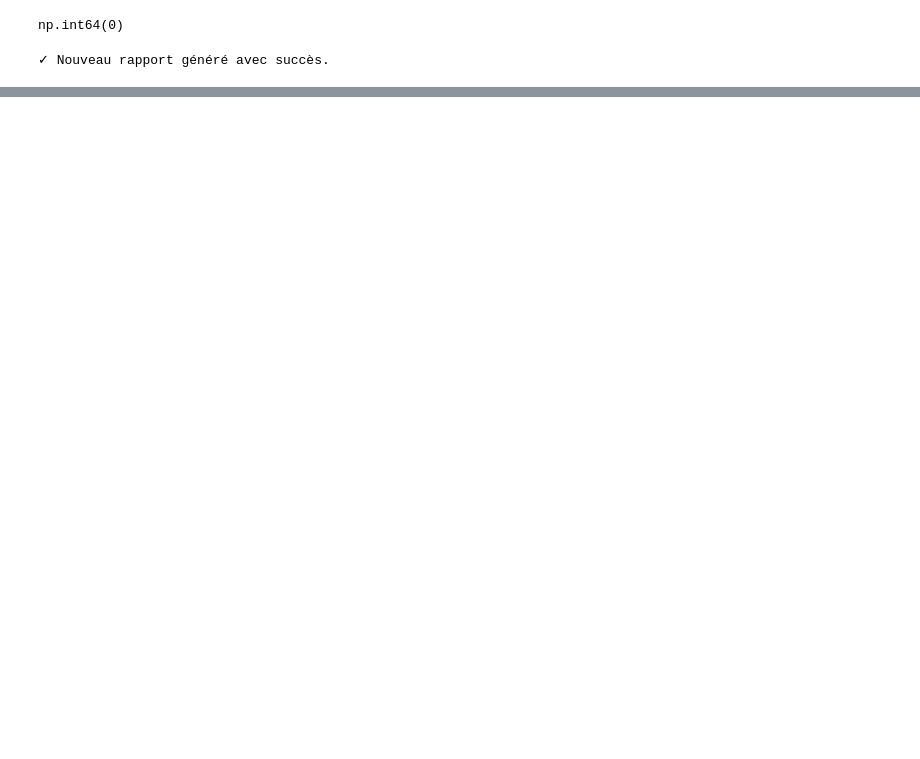
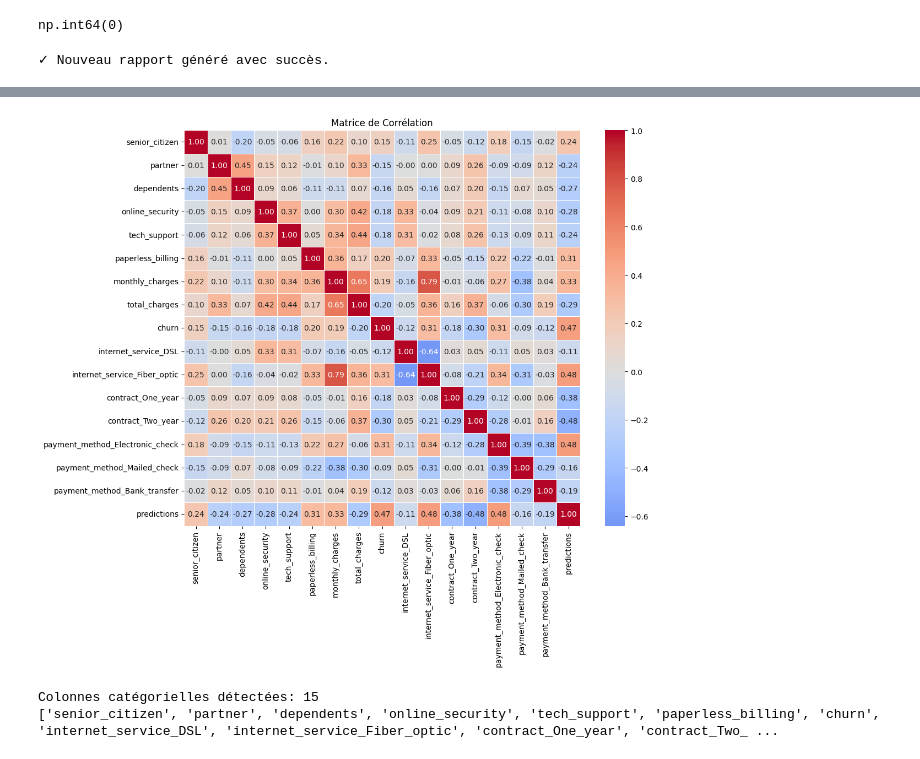
Before and after one commit to afkirmohamed11/ProjetML1UCBL1, a Jupyter notebook: reporting/notebook.ipynb, the cells around one changed output, grey strips where cells are left out. Cells and saved outputs as stored; diff of their text form; code cells hidden in the pictures; blank space fills up the shorter version.

```diff
--- a/reporting/notebook.ipynb
+++ b/reporting/notebook.ipynb
@@ -416,0 +609,30 @@ customer_prod.shape
+# %%
+import seaborn as sns
+import matplotlib.pyplot as plt
+
+# Calculer la matrice de corrélation
+correlation_matrix = customer_ref.corr()
+
+# Visualiser avec heatmap
+plt.figure(figsize=(12, 10))
+sns.heatmap(correlation_matrix,
+            annot=True,           # Afficher les valeurs
+            cmap='coolwarm',      # Palette de couleurs
+            center=0,             # Centrer sur 0
+            fmt='.2f',            # Format 2 décimales
+            square=True,          # Cellules carrées
+            linewidths=0.5)       # Lignes entre cellules
+
+plt.title('Matrice de Corrélation')
+plt.tight_layout()
+plt.show()
+# %% [output]
+[figure, added]
+# %%
+# Extraire automatiquement toutes les colonnes de type int64 comme catégorielles
+categorical_cols = customer_prod.select_dtypes(include=['int64']).columns.tolist()
+print(f"Colonnes catégorielles détectées: {len(categorical_cols)}")
+print(categorical_cols)
+# %% [output]
+Colonnes catégorielles détectées: 15
+['senior_citizen', 'partner', 'dependents', 'online_security', 'tech_support', 'paperless_billing', 'churn', 'internet_service_DSL', 'internet_service_Fiber_optic', 'contract_One_year', 'contract_Two_ ...
```
Also changed, not shown: parts of 10 cells of this notebook, 27 other files.
